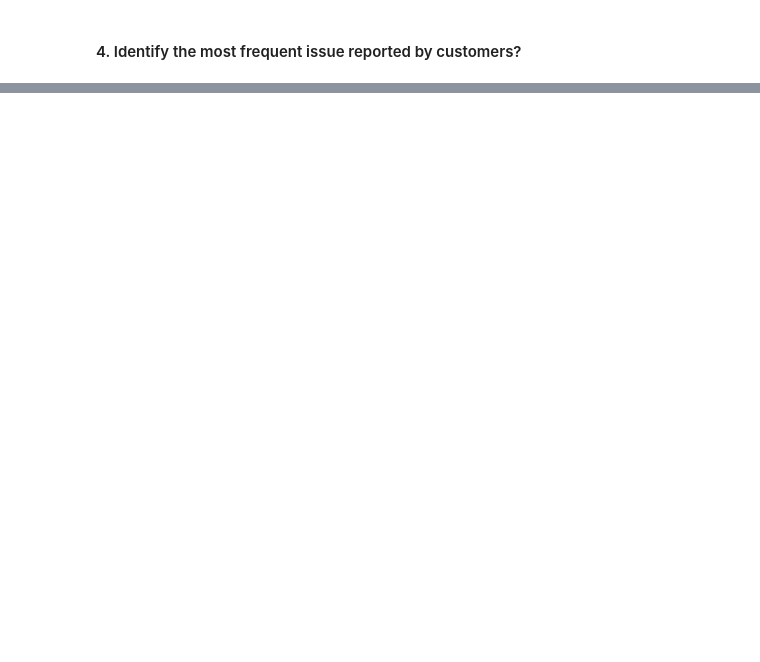
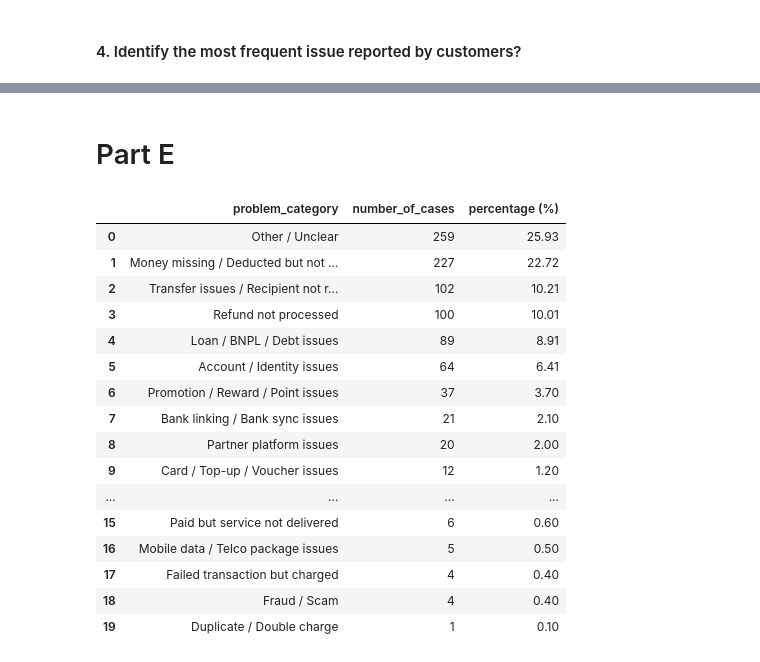
Before and after one commit to thnam1996/momo, a Jupyter notebook: answer.ipynb, the cells around one changed output, grey strips where cells are left out. Saved outputs shown, nothing was run; the diff lists cells and outputs as text; code cells hidden in the pictures; blank space fills up the shorter version.

```diff
--- a/answer.ipynb
+++ b/answer.ipynb
@@ -354,0 +677,2 @@ count_per_issue.head(10)
+# %% [markdown]
+# Part E
@@ -354,0 +687,3 @@ count_per_issue.head(10)
+# %%
+df_customer_feedback["problem_text"] = df_customer_feedback["Customer problems"].apply(clean_text)
+df_customer_feedback["comment_text"] = df_customer_feedback["Customer comments after the ticket is closed"].apply(clean_text)
@@ -354,0 +1079,23 @@ count_per_issue.head(10)
+# %%
+CATEGORY_PRIORITY = [
+    "Angry / Escalation",
+    "Unresolved / Not solved",
+    "Pending / Waiting",
+    "Dissatisfied / Complaint",
+    "Resolved but slow",
+    "Resolved / Very satisfied",
+    "Neutral / Acknowledged"
+]
+
+
+
+def assign_category(text):
+    for category in CATEGORY_PRIORITY:
+        keywords = comment_categories.get(category, [])
+        for kw in keywords:
+            if kw in text:
+                return category
+    return "Other"
+
+
+df_customer_feedback["comment_category"] = df_customer_feedback["comment_text"].apply(assign_category)
@@ -354,0 +1104,35 @@ count_per_issue.head(10)
+# %%
+problem_dist = (
+    df_customer_feedback['problem_category']
+    .value_counts()
+    .reset_index()
+    .rename(columns={
+        'number_of_cases': 'problem_category',
+        'count': 'number_of_cases'
+    })
+)
+
+
+problem_dist['percentage (%)'] = round((
+    problem_dist['number_of_cases'] / problem_dist['number_of_cases'].sum()
+)*100,2)
+
+problem_dist
+# %% [output]
+|  | problem_category | number_of_cases | percentage (%) |
+| 0 | Other / Unclear | 259 | 25.93 |
+| 1 | Money missing / Deducted but not ... | 227 | 22.72 |
+| 2 | Transfer issues / Recipient not r... | 102 | 10.21 |
+| 3 | Refund not processed | 100 | 10.01 |
+| 4 | Loan / BNPL / Debt issues | 89 | 8.91 |
+| 5 | Account / Identity issues | 64 | 6.41 |
+| 6 | Promotion / Reward / Point issues | 37 | 3.70 |
+| 7 | Bank linking / Bank sync issues | 21 | 2.10 |
+| 8 | Partner platform issues | 20 | 2.00 |
+| 9 | Card / Top-up / Voucher issues | 12 | 1.20 |
+| ... | ... | ... | ... |
+| 15 | Paid but service not delivered | 6 | 0.60 |
+| 16 | Mobile data / Telco package issues | 5 | 0.50 |
+| 17 | Failed transaction but charged | 4 | 0.40 |
+| 18 | Fraud / Scam | 4 | 0.40 |
+| 19 | Duplicate / Double charge | 1 | 0.10 |
```
Also changed, not shown: parts of 34 cells of this notebook.
